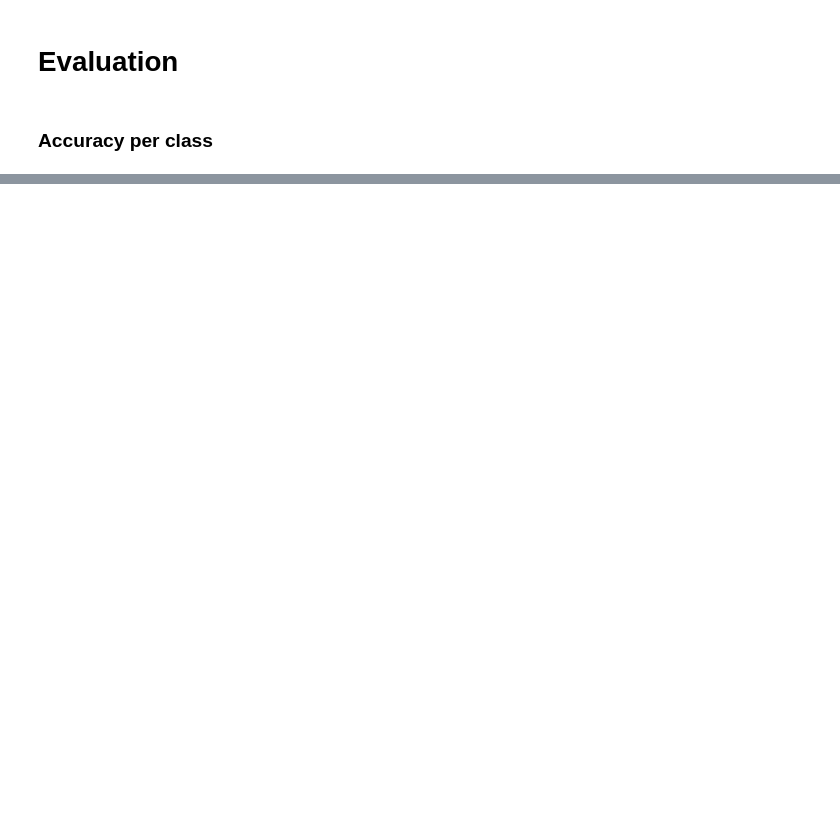
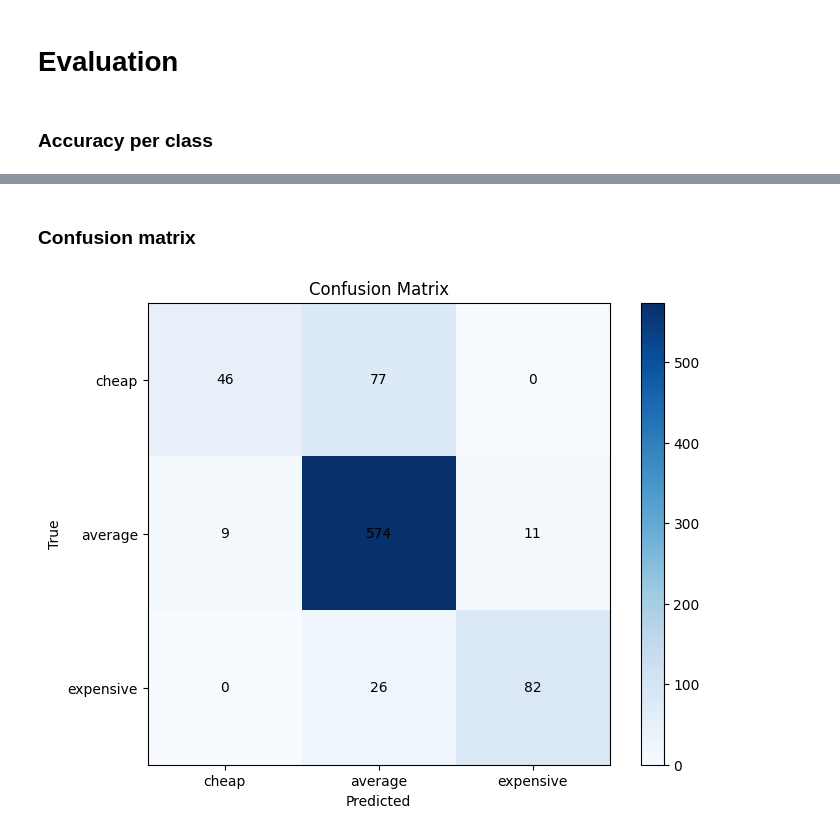
Before and after one commit to gamemeine/ssne, a Jupyter notebook: ex3/main.ipynb, the cells around one changed output, grey strips where cells are left out. Cells and saved outputs as stored; diff of their text form; code cells hidden in the pictures; blank space fills up the shorter version.

```diff
--- a/ex3/main.ipynb
+++ b/ex3/main.ipynb
@@ -232,0 +239,8 @@ Average class accuracy: 0.78
+# %% [markdown]
+### Confusion matrix
+# %%
+from plots import plot_confusion_matrix
+
+plot_confusion_matrix(y_val, pred_class)
+# %% [output]
+[figure, added]
```
Also changed, not shown: parts of 5 cells of this notebook, 3 other files.
